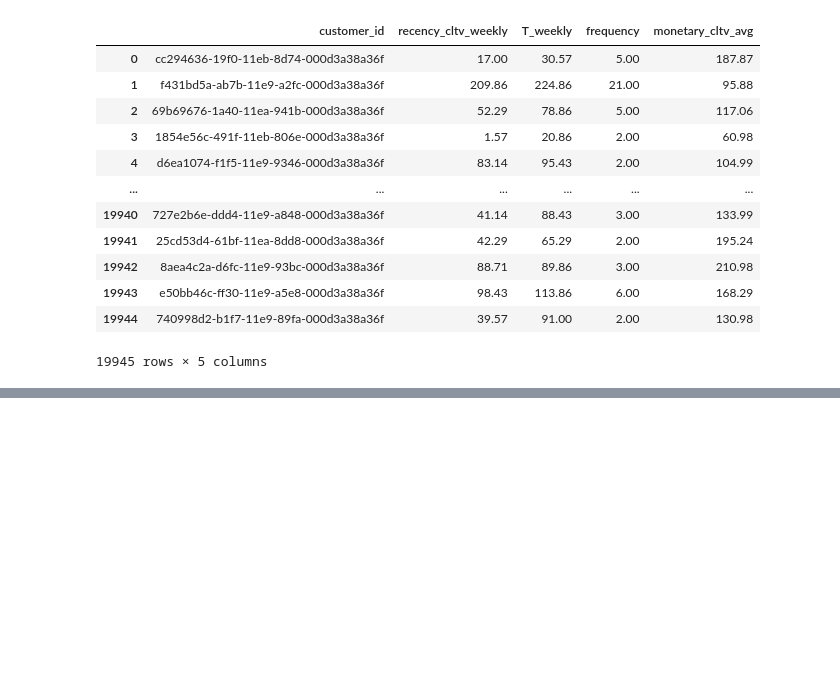
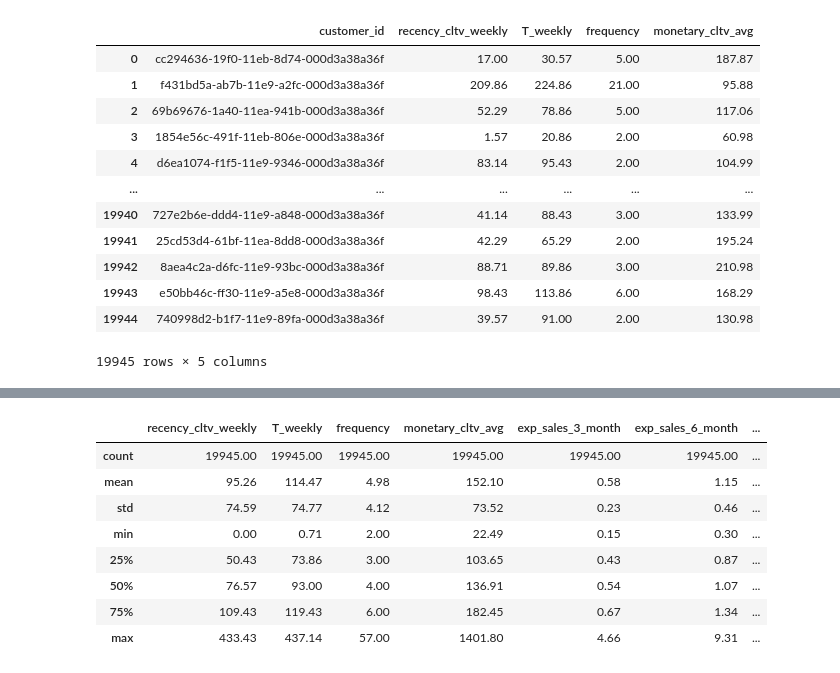
Before and after one commit to NevzatTaha/FLO_CLTV_Prediction, a Jupyter notebook: CLTV.ipynb, the cells around one changed output, grey strips where cells are left out. Saved outputs shown, nothing was run; the diff lists cells and outputs as text; code cells hidden in the pictures; blank space fills up the shorter version.

```diff
--- a/CLTV.ipynb
+++ b/CLTV.ipynb
@@ -179,0 +272,13 @@ life_time=cltv.customer_lifeti
+# %%
+# Segmentlere ayıracağız. A,B,C ve D olarak 4 farklı gruba ayıracağız
+cltv.describe()
+# %% [output]
+|  | recency_cltv_weekly | T_weekly | frequency | monetary_cltv_avg | exp_sales_3_month | exp_sales_6_month | ... |
+| count | 19945.00 | 19945.00 | 19945.00 | 19945.00 | 19945.00 | 19945.00 | ... |
+| mean | 95.26 | 114.47 | 4.98 | 152.10 | 0.58 | 1.15 | ... |
+| std | 74.59 | 74.77 | 4.12 | 73.52 | 0.23 | 0.46 | ... |
+| min | 0.00 | 0.71 | 2.00 | 22.49 | 0.15 | 0.30 | ... |
+| 25% | 50.43 | 73.86 | 3.00 | 103.65 | 0.43 | 0.87 | ... |
+| 50% | 76.57 | 93.00 | 4.00 | 136.91 | 0.54 | 1.07 | ... |
+| 75% | 109.43 | 119.43 | 6.00 | 182.45 | 0.67 | 1.34 | ... |
+| max | 433.43 | 437.14 | 57.00 | 1401.80 | 4.66 | 9.31 | ... |
```
Also changed, not shown: parts of 21 cells of this notebook.
